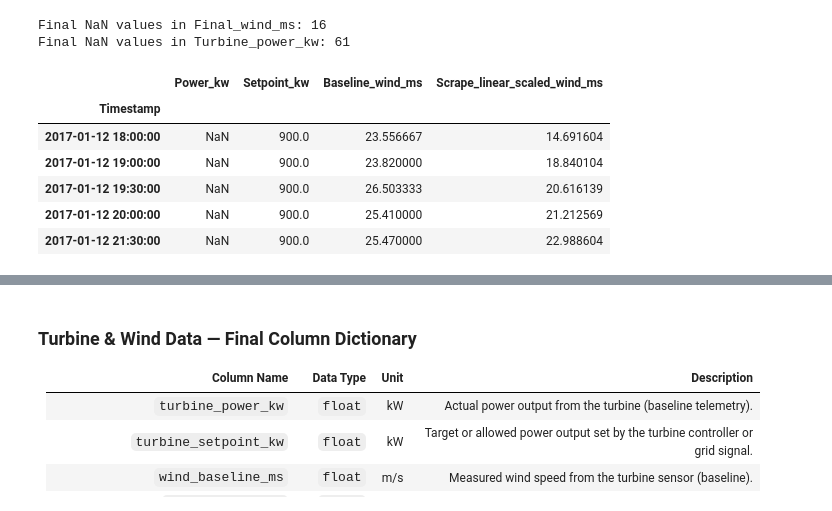
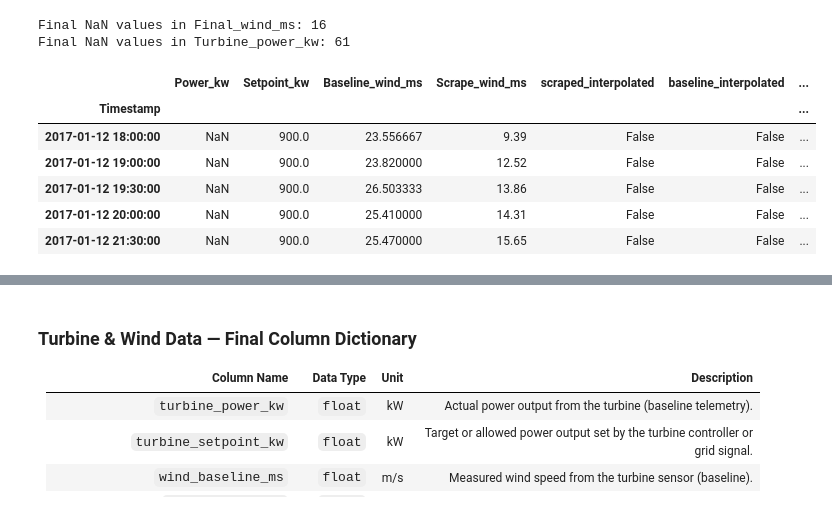
Before and after one commit to ryanabsar/AIB-Capstone-Project, a Jupyter notebook: 02_notebooks/96_Turbine_Analysis.ipynb, the cells around one changed output, grey strips where cells are left out. Saved outputs shown, nothing was run; the diff lists cells and outputs as text; code cells hidden in the pictures.

Commit message:
Finalized turbine and demand data
- tweak formatting in turbine analysis

```diff
--- a/02_notebooks/96_Turbine_Analysis.ipynb
+++ b/02_notebooks/96_Turbine_Analysis.ipynb
@@ -658,15 +693,15 @@ Final NaN values in Final_wind_ms: 16
 Final NaN values in Turbine_power_kw: 61
 # %%
 # Check Where the missing value is
-ts_combined_2017[ts_combined_2017['Turbine_power_kw'].isna()][['Power_kw','Setpoint_kw','Baseline_wind_ms','Scrape_linear_scaled_wind_ms']].head()
+ts_combined_2017[ts_combined_2017['Turbine_power_kw'].isna()].head()
 # %% [output]
-|  | Power_kw | Setpoint_kw | Baseline_wind_ms | Scrape_linear_scaled_wind_ms |
-| Timestamp |  |  |  |  |
-| 2017-01-12 18:00:00 | NaN | 900.0 | 23.556667 | 14.691604 |
-| 2017-01-12 19:00:00 | NaN | 900.0 | 23.820000 | 18.840104 |
-| 2017-01-12 19:30:00 | NaN | 900.0 | 26.503333 | 20.616139 |
-| 2017-01-12 20:00:00 | NaN | 900.0 | 25.410000 | 21.212569 |
-| 2017-01-12 21:30:00 | NaN | 900.0 | 25.470000 | 22.988604 |
+|  | Power_kw | Setpoint_kw | Baseline_wind_ms | Scrape_wind_ms | scraped_interpolated | baseline_interpolated | ... |
+| Timestamp |  |  |  |  |  |  | ... |
+| 2017-01-12 18:00:00 | NaN | 900.0 | 23.556667 | 9.39 | False | False | ... |
+| 2017-01-12 19:00:00 | NaN | 900.0 | 23.820000 | 12.52 | False | False | ... |
+| 2017-01-12 19:30:00 | NaN | 900.0 | 26.503333 | 13.86 | False | False | ... |
+| 2017-01-12 20:00:00 | NaN | 900.0 | 25.410000 | 14.31 | False | False | ... |
+| 2017-01-12 21:30:00 | NaN | 900.0 | 25.470000 | 15.65 | False | False | ... |
 # %%
 # rename columns for clarity
 ts_renamed = ts_combined_2017.copy()
```
Also changed, not shown: parts of 34 cells of this notebook.
